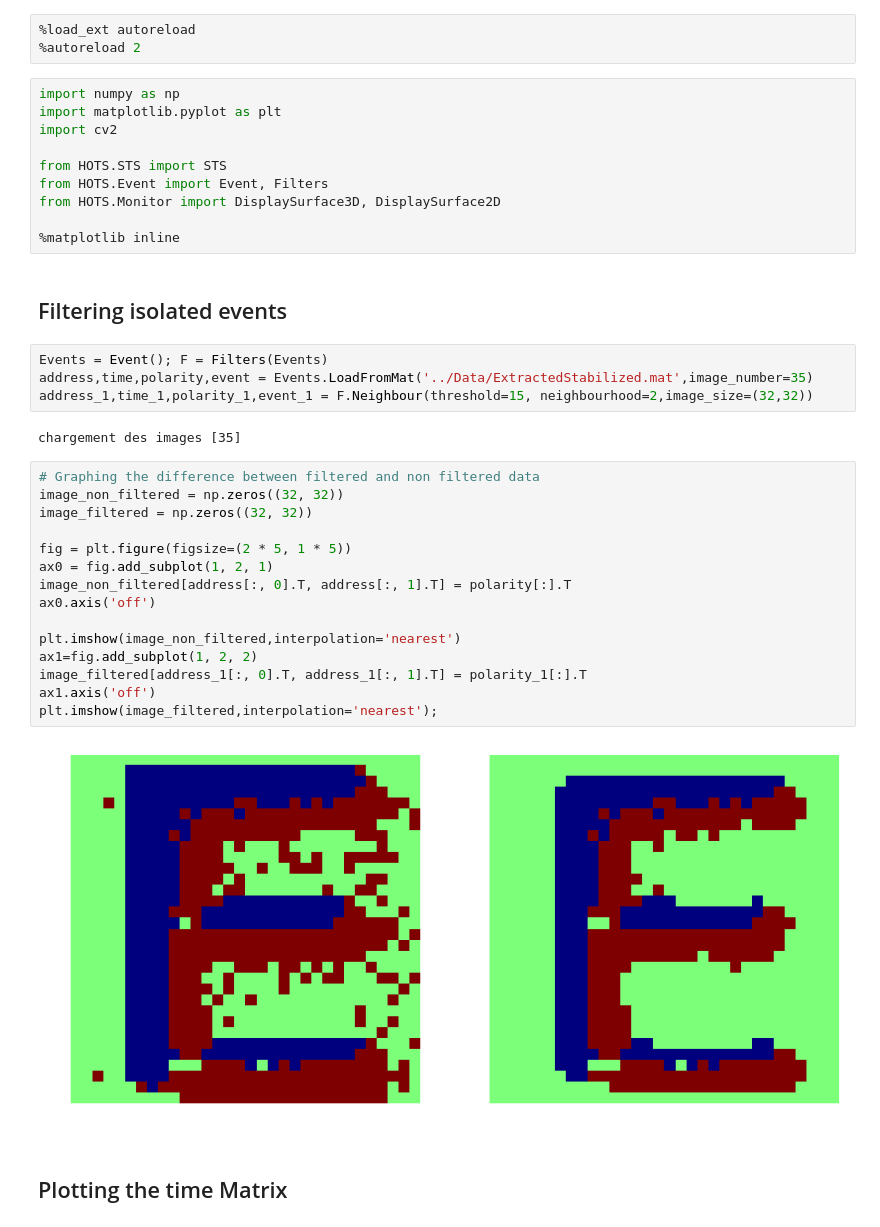
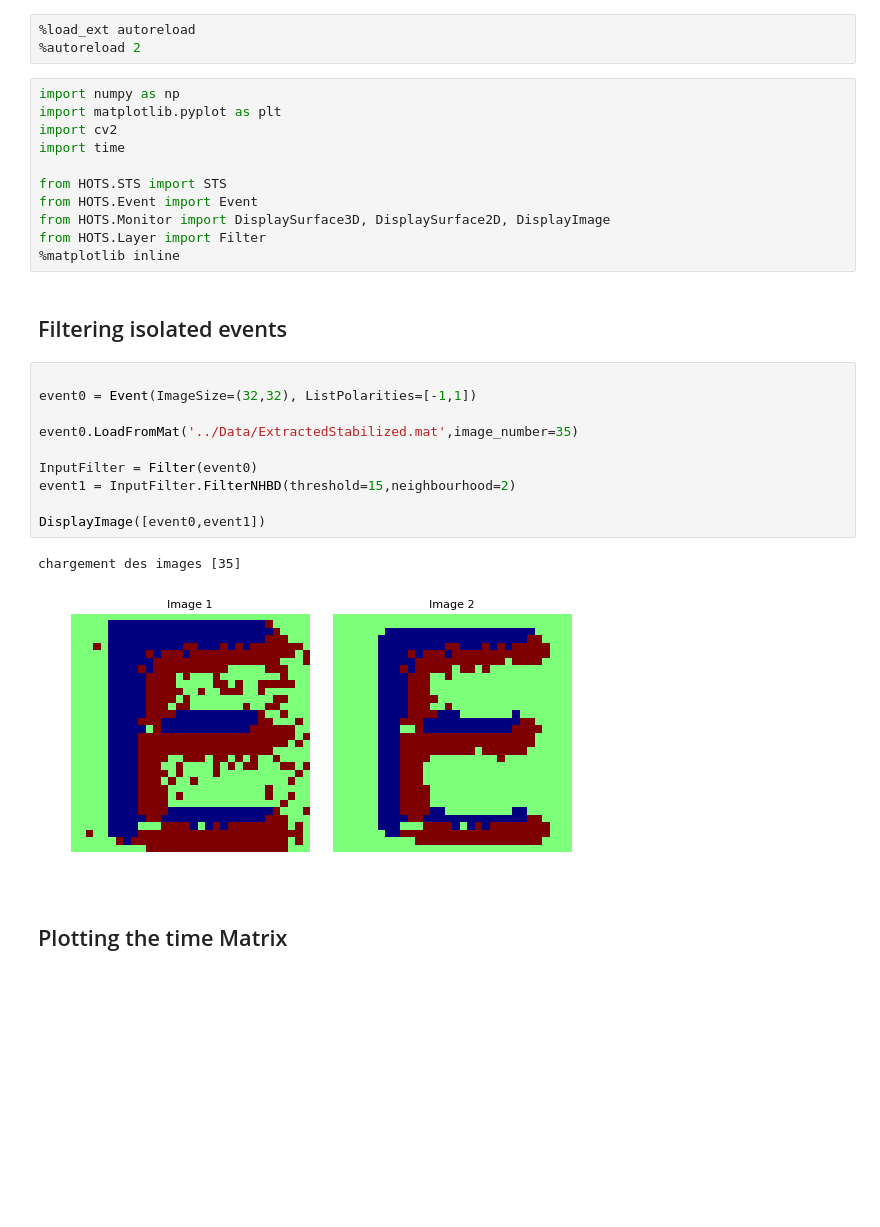
Before and after one commit to VictorBoutin/HOTS, a Jupyter notebook: Probe/SpatioTemporalSurface.ipynb, the cells around one changed output. Cells and saved outputs as stored; diff of their text form; blank space fills up the shorter version.

```diff
--- a/Probe/SpatioTemporalSurface.ipynb
+++ b/Probe/SpatioTemporalSurface.ipynb
@@ -5,37 +5,28 @@
 import numpy as np
 import matplotlib.pyplot as plt
 import cv2
+import time
 
 from HOTS.STS import STS
-from HOTS.Event import Event, Filters
-from HOTS.Monitor import DisplaySurface3D, DisplaySurface2D
-
+from HOTS.Event import Event
+from HOTS.Monitor import DisplaySurface3D, DisplaySurface2D, DisplayImage
+from HOTS.Layer import Filter
 %matplotlib inline
 # %% [markdown]
 ## Filtering isolated events
-# %%
-Events = Event(); F = Filters(Events)
-address,time,polarity,event = Events.LoadFromMat('../Data/ExtractedStabilized.mat',image_number=35)
-address_1,time_1,polarity_1,event_1 = F.Neighbour(threshold=15, neighbourhood=2,image_size=(32,32))
-# %% [output]
-chargement des images [35]
-# %%
-# Graphing the difference between filtered and non filtered data
-image_non_filtered = np.zeros((32, 32))
-image_filtered = np.zeros((32, 32))
-
-fig = plt.figure(figsize=(2 * 5, 1 * 5))
-ax0 = fig.add_subplot(1, 2, 1)
-image_non_filtered[address[:, 0].T, address[:, 1].T] = polarity[:].T
-ax0.axis('off')
-
-plt.imshow(image_non_filtered,interpolation='nearest')
-ax1=fig.add_subplot(1, 2, 2)
-image_filtered[address_1[:, 0].T, address_1[:, 1].T] = polarity_1[:].T
-ax1.axis('off')
-plt.imshow(image_filtered,interpolation='nearest');
-# %% [output]
-[figure, removed]
+# %%
+
+event0 = Event(ImageSize=(32,32), ListPolarities=[-1,1])
+
+event0.LoadFromMat('../Data/ExtractedStabilized.mat',image_number=35)
+
+InputFilter = Filter(event0)
+event1 = InputFilter.FilterNHBD(threshold=15,neighbourhood=2)
+
+DisplayImage([event0,event1])
+# %% [output]
+chargement des images [35]
+[figure, added]
 # %% [markdown]
 ## Plotting the time Matrix
 # %%
```
Also changed, not shown: parts of 7 cells of this notebook.
